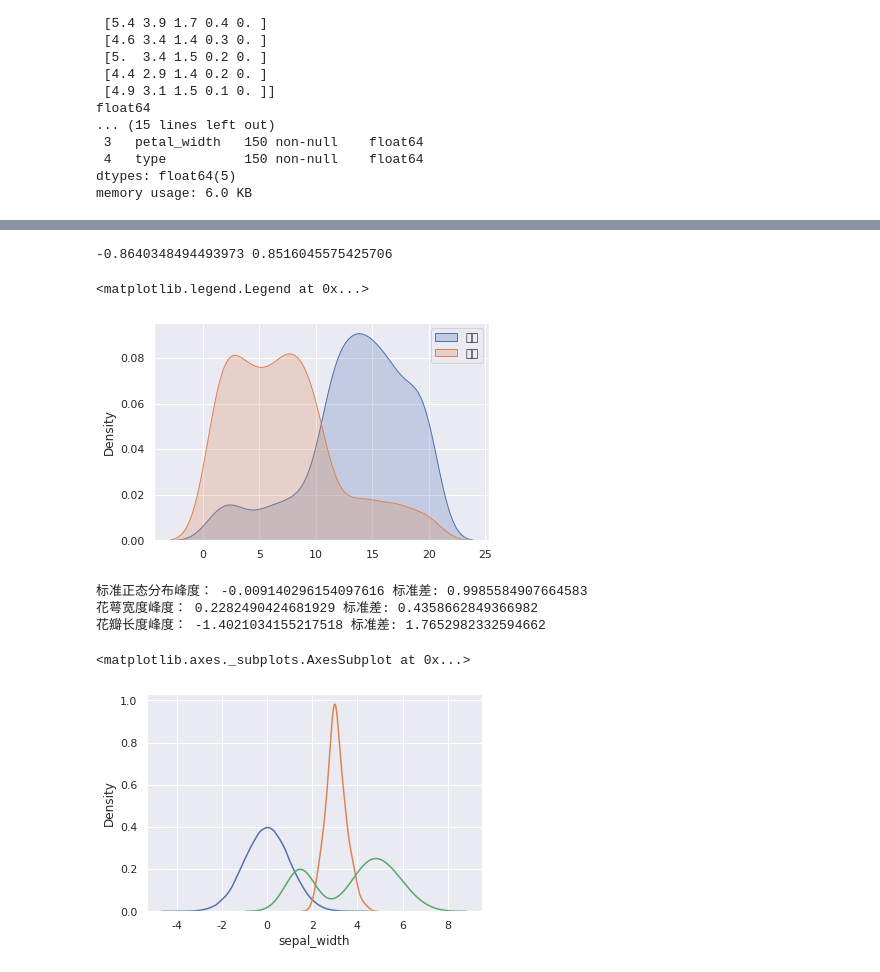
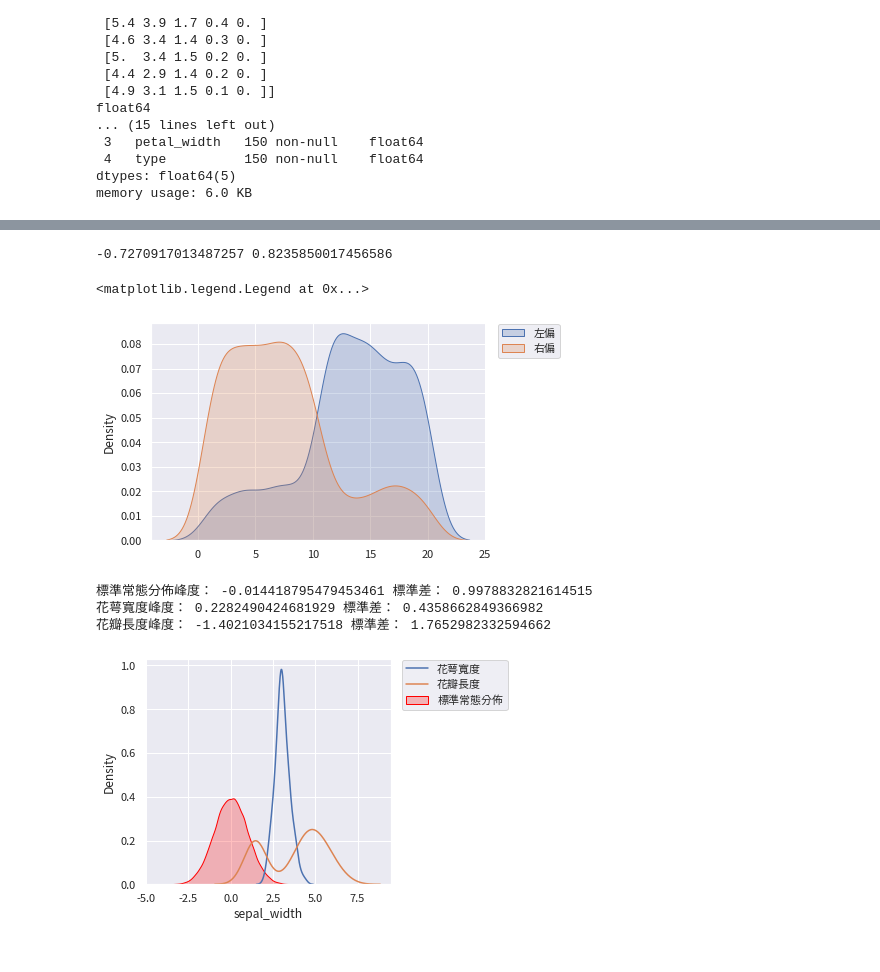
Before and after one commit to jeddyclass/202210.NCUT, a Jupyter notebook: session_02_descstats.ipynb, the cells around one changed output, grey strips where cells are left out. Drawn from its saved outputs; the diff is of its cells as text; code cells hidden in the pictures.

```diff
--- a/session_02_descstats.ipynb
+++ b/session_02_descstats.ipynb
@@ -16,0 +12,7 @@ warnings.filterwarnings('ignore')
+# %%
+!wget -O TaipeiSansTCBeta-Regular.ttf https://drive.google.com/uc?id=1eGAsTN1HBpJAkeVM57_C7ccp7hbgSz3_&export=download
+sns.set(style='darkgrid')
+plt.rcParams['axes.unicode_minus']=False
+fontManager.addfont('TaipeiSansTCBeta-Regular.ttf')
+mpl.rc('font', family='Taipei Sans TC Beta')
+plt.rcParams['font.family']='Taipei Sans TC Beta'
@@ -225,37 +146,44 @@ plt.legend()
 # %%
-#构造左偏分布数据
-t1=np.random.randint(1,11,size=100)
-t2=np.random.randint(11,21,size=500)
+#左偏模擬
+t1=np.random.randint(1,11,size=200)
+t2=np.random.randint(11,21,size=800)
 t3=np.concatenate([t1,t2])
 left_skew=pd.Series(t3)
-#构造右偏分布数据
-t1=np.random.randint(1,11,size=500)
-t2=np.random.randint(11,21,size=100)
+#右偏模擬
+t1=np.random.randint(1,11,size=800)
+t2=np.random.randint(11,21,size=200)
 t3=np.concatenate([t1,t2])
 right_skew=pd.Series(t3)
 # %%
-#计算偏度
+#偏度
+fig, ax = plt.subplots()
 print(left_skew.skew(),right_skew.skew())
-#绘制核密度图 =概率密度图
-sns.kdeplot(left_skew,shade=True,label='左偏')
-sns.kdeplot(right_skew,shade=True,label='右偏')
-plt.legend()
+
+sns.kdeplot(left_skew, ax=ax, shade=True, label='左偏')
+sns.kdeplot(right_skew, ax=ax, shade=True, label='右偏')
+ax.legend(bbox_to_anchor=(1.02, 1.02), loc='upper left')
 # %% [output]
--0.8640348494493973 0.8516045575425706
+-0.7270917013487257 0.8235850017456586
 <matplotlib.legend.Legend at 0x...>
-[figure, old version]
+[figure, new version]
 # %%
-#标准正态分布
+#峰度
 standard_normal=pd.Series(np.random.normal(0,1,size=100000))
-print('标准正态分布峰度：',standard_normal.kurt(), '标准差:',standard_normal.std())
-print('花萼宽度峰度：',data['sepal_width'].kurt(),'标准差:',data['sepal_width'].std())
-print('花瓣长度峰度：',data['petal_length'].kurt(),'标准差:',data['petal_length'].std())
-sns.kdeplot(standard_normal,label='标准正态分布')
-sns.kdeplot(data['sepal_width'],label='花萼宽度')
-sns.kdeplot(data['petal_length'],label='花瓣长度')
+print('標準常態分佈峰度：',standard_normal.kurt(), '標準差：',standard_normal.std())
+print('花萼寬度峰度：',data['sepal_width'].kurt(),'標準差：',data['sepal_width'].std())
+print('花瓣長度峰度：',data['petal_length'].kurt(),'標準差：',data['petal_length'].std())
+
+fig, ax = plt.subplots()
+
+sns.kdeplot(standard_normal, ax=ax, color='red', fill=True, label='標準常態分佈')
+sns.kdeplot(data['sepal_width'], ax=ax, label='花萼寬度')
+sns.kdeplot(data['petal_length'], ax=ax, label='花瓣長度')
+
+ax.legend(bbox_to_anchor=(1.02, 1.02), loc='upper left')
+plt.tight_layout()
+plt.show()
 # %% [output]
-标准正态分布峰度： -0.009140296154097616 标准差: 0.9985584907664583
-花萼宽度峰度： 0.2282490424681929 标准差: 0.4358662849366982
-花瓣长度峰度： -1.4021034155217518 标准差: 1.7652982332594662
+標準常態分佈峰度： -0.014418795479453461 標準差： 0.9978832821614515
+花萼寬度峰度： 0.2282490424681929 標準差： 0.4358662849366982
+花瓣長度峰度： -1.4021034155217518 標準差： 1.7652982332594662
-<matplotlib.axes._subplots.AxesSubplot at 0x...>
-[figure, old version]
+[figure, new version]
```
Also changed, not shown: parts of 18 cells of this notebook.
